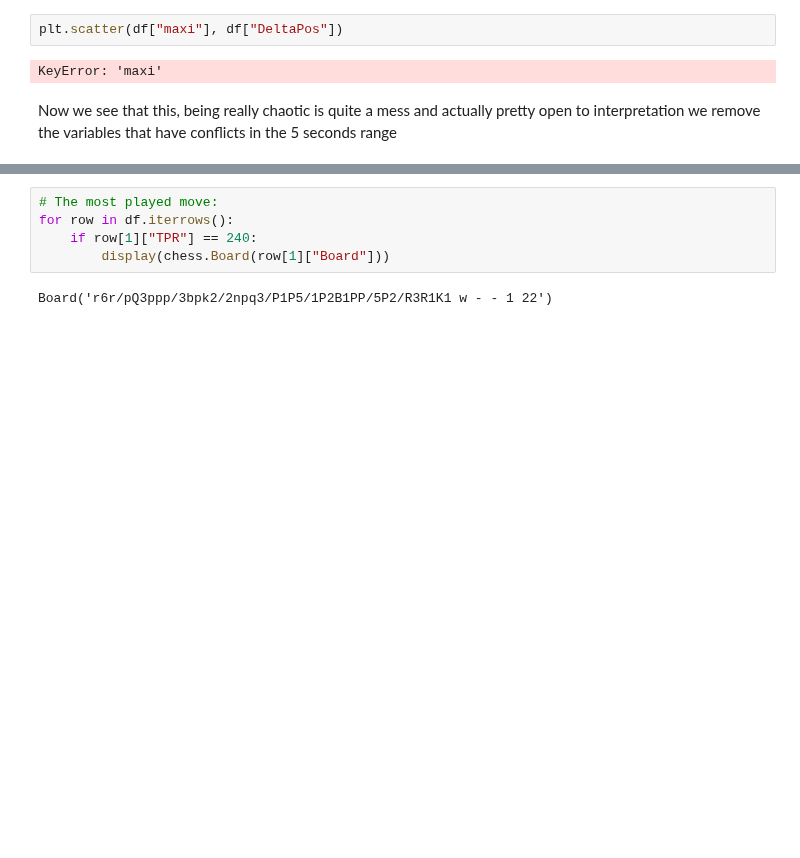
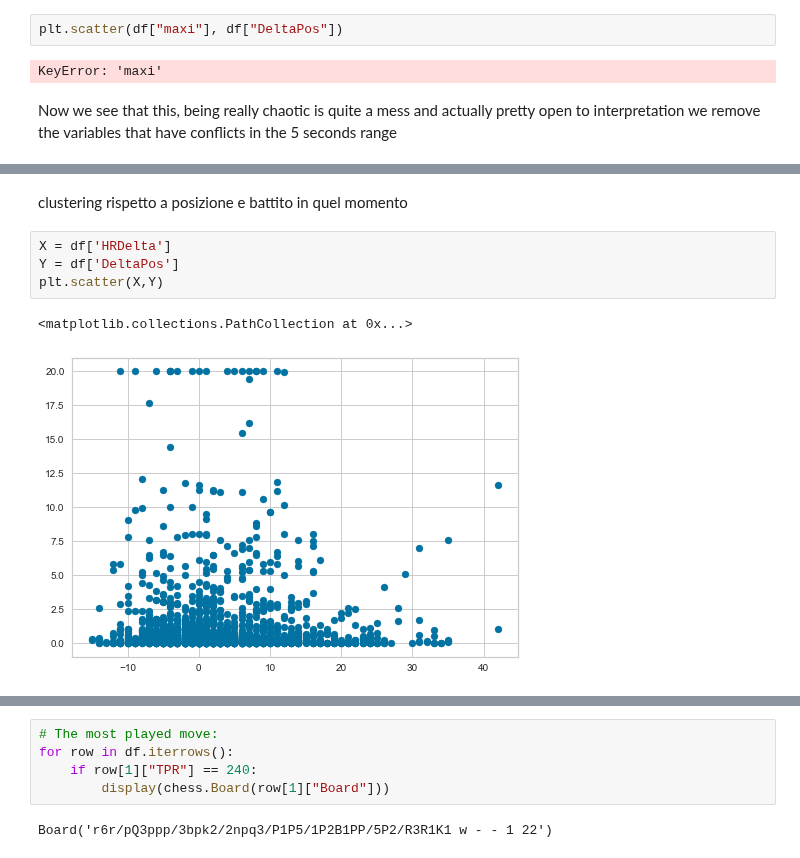
Before and after one commit to tommdim/statistics-101, a Jupyter notebook: project/src/main.ipynb, the cells around one changed output, grey strips where cells are left out. Drawn from its saved outputs; the diff is of its cells as text; blank space fills up the shorter version.

Commit message:
clustering e HR

```diff
--- a/project/src/main.ipynb
+++ b/project/src/main.ipynb
@@ -868,0 +879,9 @@ df[["AbsHR", "DeltaPos", "HRDelta"]].head(20)
+# %% [markdown]
+clustering rispetto a posizione e battito in quel momento
+# %%
+X = df['HRDelta']
+Y = df['DeltaPos']
+plt.scatter(X,Y)
+# %% [output]
+<matplotlib.collections.PathCollection at 0x...>
+[figure, added]
```
Also changed, not shown: parts of 25 cells of this notebook, 2 other files.
